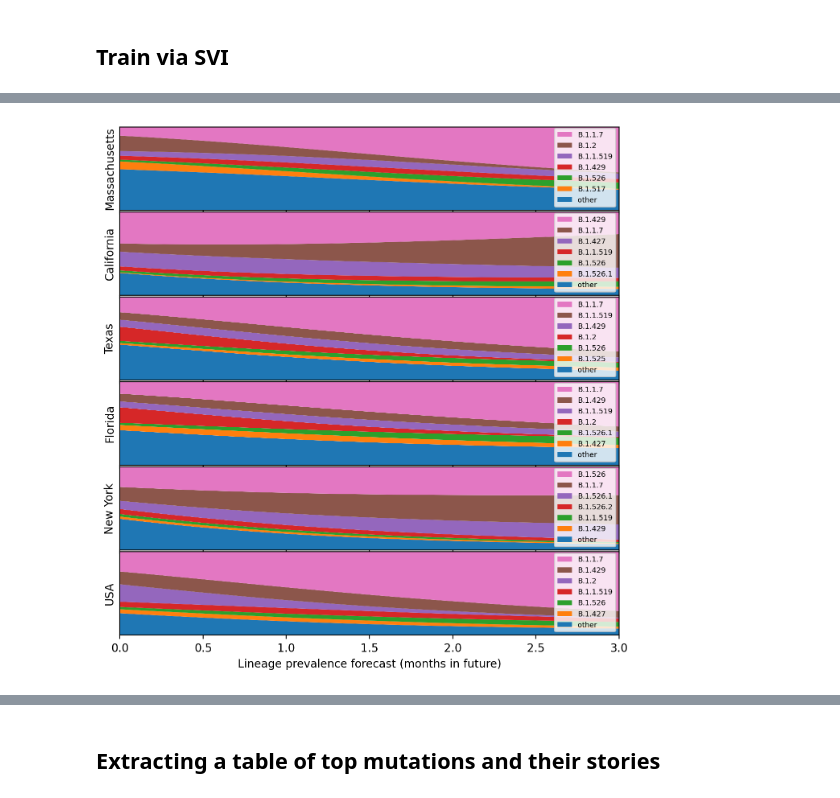
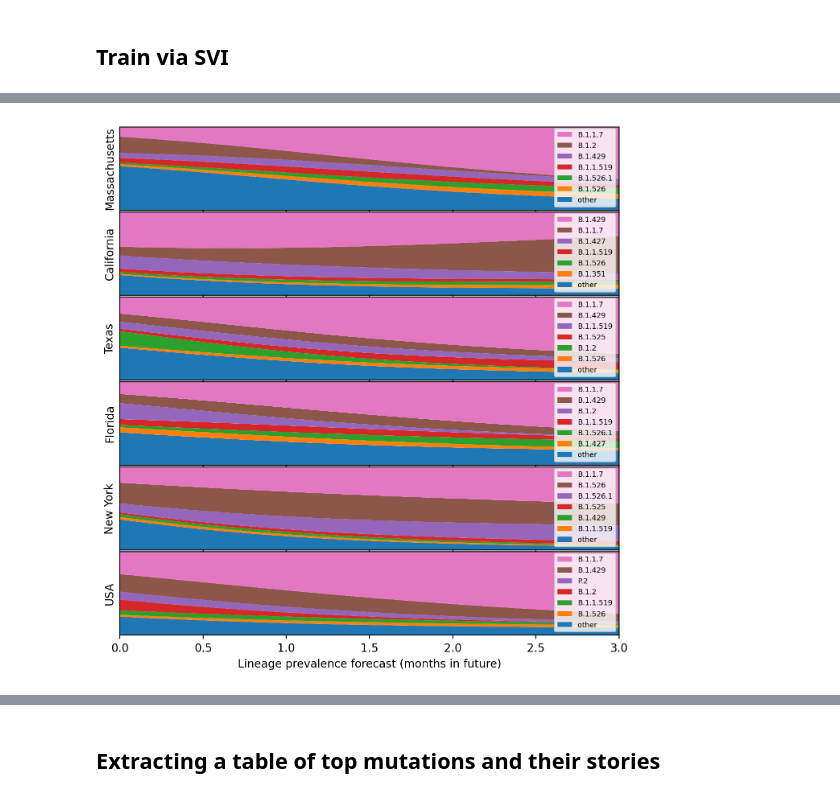
Before and after one commit to broadinstitute/pyro-cov, a Jupyter notebook: mutrans.ipynb, the cells around one changed output, grey strips where cells are left out. Drawn from its saved outputs; the diff is of its cells as text; code cells hidden in the pictures.

```diff
--- a/mutrans.ipynb
+++ b/mutrans.ipynb
@@ -109,3 +101,7 @@ plt.ylabel("loss");
 svi_fit["median"] = svi_fit["guide"].median()
 svi_fit["median"]["rate"] = \
     svi_fit["median"]["rate_coef"].type_as(features) @ features.T
+# %%
+full = torch.load("results/rank_mutations.rank_full_svi.pt", map_location="cpu")
+print(full.keys())
+full["median"]["rate"] = full["median"]["rate_coef"].type_as(features) @ features.T
@@ -190,35 +166,35 @@ def plot_decomposition(median, queries, num_parts=7, months_ahead=3):
         rate = median["rate"]
         # FIXME this ignores region population when aggregating:
         init = median["init"][ids].logsumexp(0)
         assert init.shape == rate.shape
         time = torch.linspace(0, months_ahead / 12.0, 100)
         portion = (init + rate * time[:, None]).softmax(-1)
 
         # Aggregate into top + others.
         best = portion.sum(0).sort(0, descending=True).indices
         parts = {"other": None}
         for i in range(num_parts - 1):
             i = best[num_parts - i - 2].item()
             parts[lineage_id_inv[i]] = portion[:, i].clone()
             portion[:, i] = 0
         parts["other"] = portion.sum(-1)
         months = time * 12
 
         ax.stackplot(months, *parts.values(), labels=tuple(parts))
         ax.set_xlim(months.min(), months.max())
         ax.set_ylim(0, 1)
         ax.set_yticks(())
         ax.set_ylabel(names[0].split("/")[-1].strip() if len(names) == 1 else place_query)
         if row == len(axes) - 1:
             ax.set_xlabel("Lineage prevalence forecast (months in future)")
         handles, labels = ax.get_legend_handles_labels()
         ax.legend(handles[::-1], labels[::-1], loc="lower right", prop={"size": 6.5})
     plt.subplots_adjust(hspace=0.02);
 
-plot_decomposition(map_fit["median"],
+plot_decomposition(full["median"],
                    ["Mass", "Calif", "Texas", "Florida", "New York", "USA"])
 # %% [output]
-[figure, old version]
+[figure, new version]
 # %%
 def plot_volcano(mean, std, filenames=()):
     xs = mean
```
Also changed, not shown: parts of 12 cells of this notebook, 9 other files.
